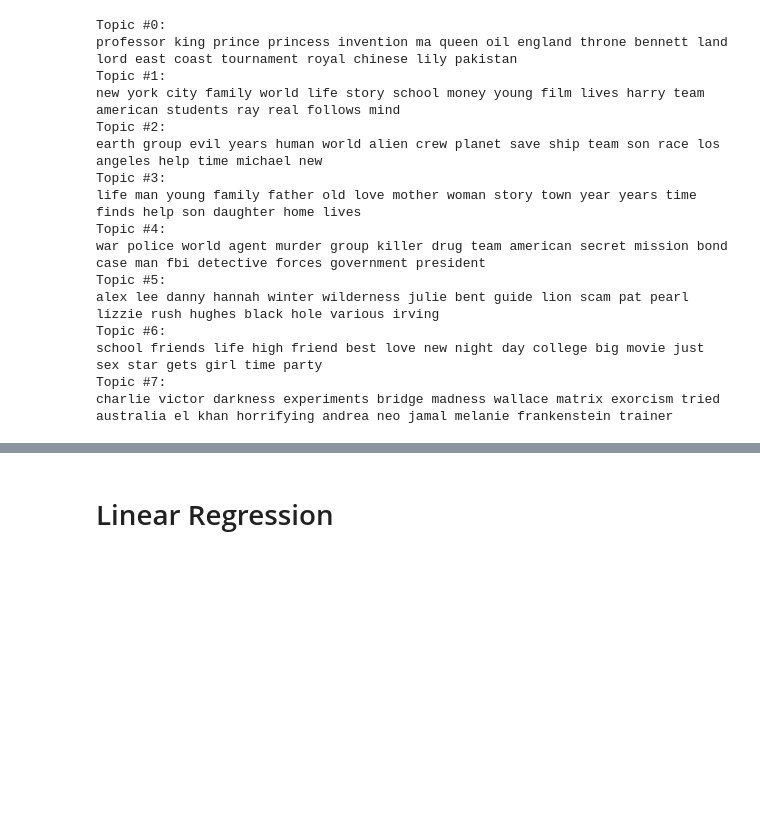
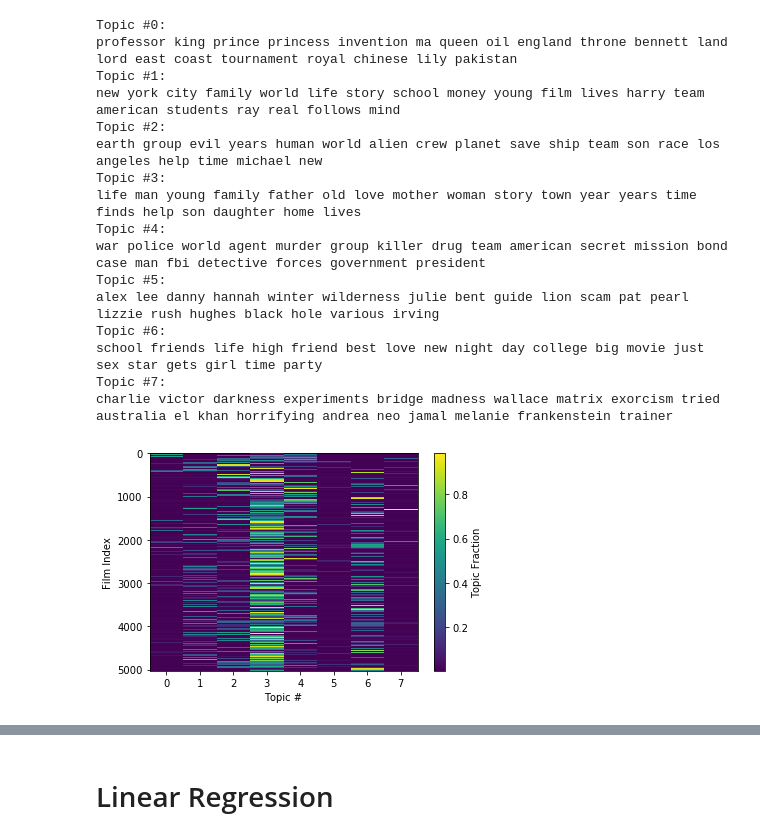
Before and after one commit to bkimmig/data-mining-project, a Jupyter notebook: notebooks/lda_v1.0.ipynb, the cells around one changed output, grey strips where cells are left out. Cells and saved outputs as stored; diff of their text form; code cells hidden in the pictures; blank space fills up the shorter version.

```diff
--- a/notebooks/lda_v1.0.ipynb
+++ b/notebooks/lda_v1.0.ipynb
@@ -74,3 +74,15 @@ Topic #6:
 school friends life high friend best love new night day college big movie just sex star gets girl time party
 Topic #7:
 charlie victor darkness experiments bridge madness wallace matrix exorcism tried australia el khan horrifying andrea neo jamal melanie frankenstein trainer
+# %%
+fig = plt.figure('lda_features')
+ax = fig.add_subplot(111)
+im = ax.imshow(Z, aspect='auto')
+ax.set_xlabel('Topic #')
+ax.set_ylabel('Film Index')
+cbar = plt.colorbar(im)
+cbar.set_label('Topic Fraction')
+# plt.show()
+plt.savefig('../final_report/lda_features.pdf')
+# %% [output]
+[figure, added]
```
Also changed, not shown: parts of 4 cells of this notebook, 3 other files.
